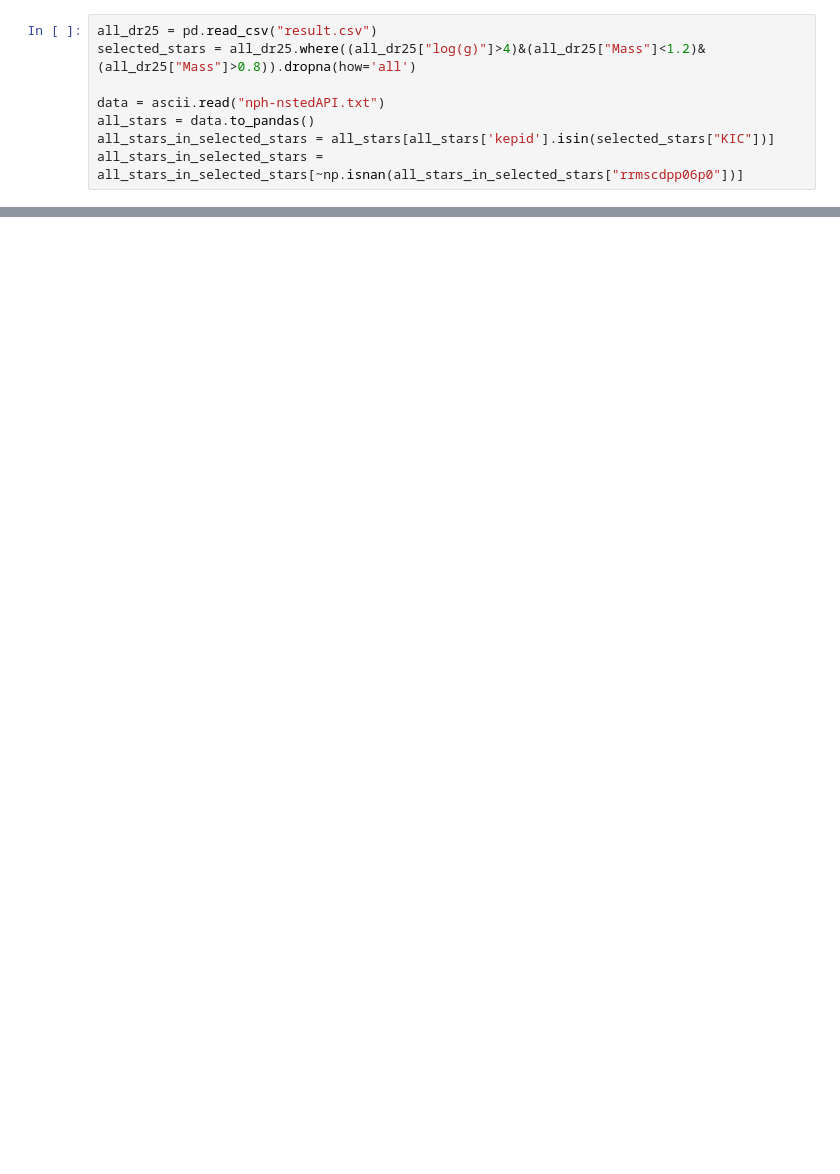
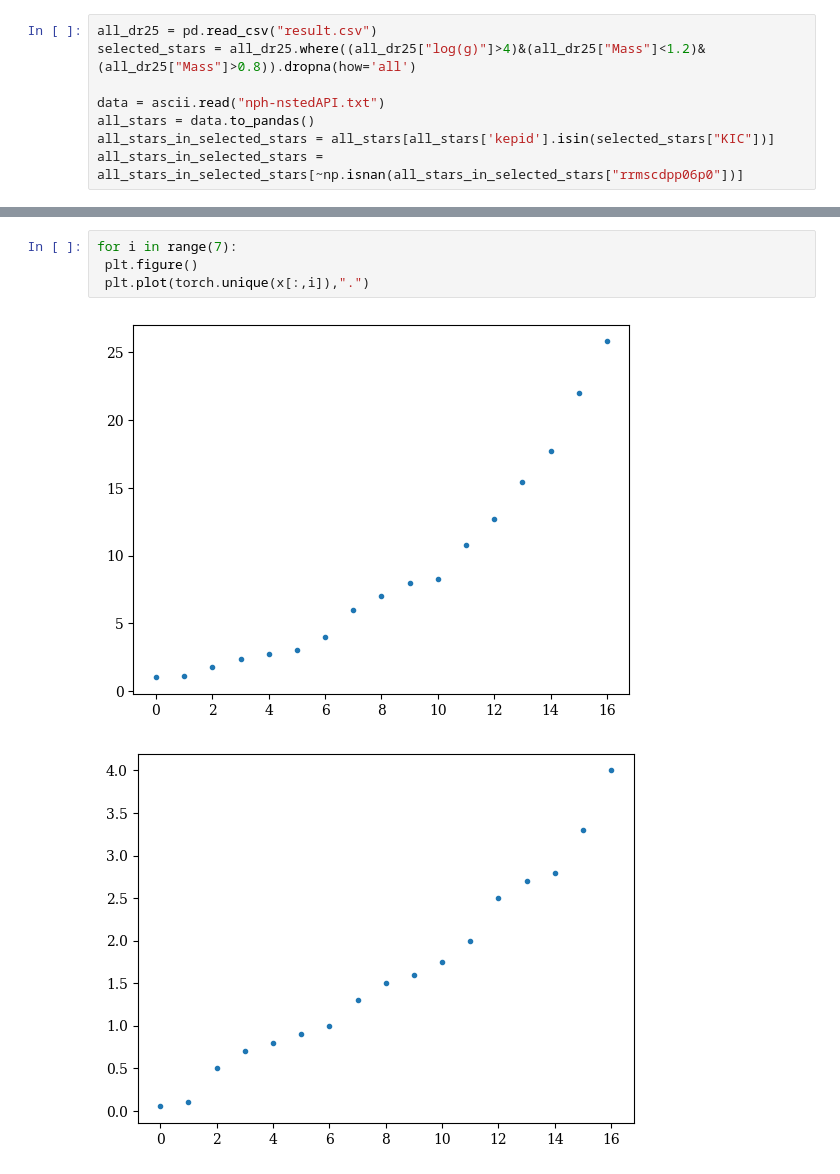
Before and after one commit to vtardugno/planet_pops, a Jupyter notebook: planet-sim-emulator.ipynb, the cells around one changed output, grey strips where cells are left out. Drawn from its saved outputs; the diff is of its cells as text; blank space fills up the shorter version.

```diff
--- a/planet-sim-emulator.ipynb
+++ b/planet-sim-emulator.ipynb
@@ -192,0 +248,7 @@ plt.savefig("sim_vs_em.png")
+# %%
+for i in range(7):
+ plt.figure()
+ plt.plot(torch.unique(x[:,i]),".")
+# %% [output]
+[figure, added]
+[figure, added]
```
Also changed, not shown: parts of 10 cells of this notebook.
